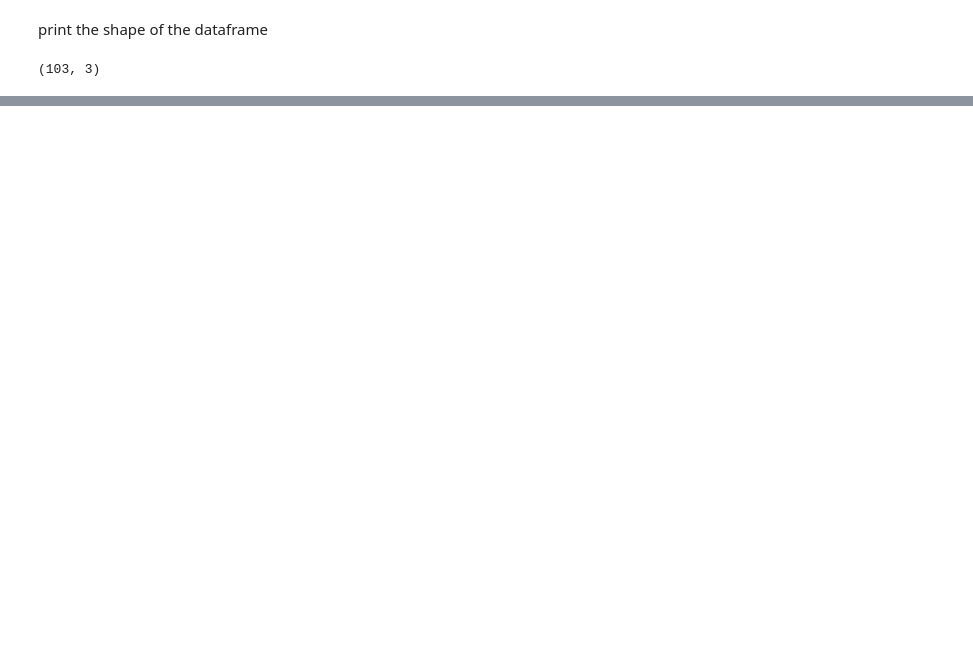
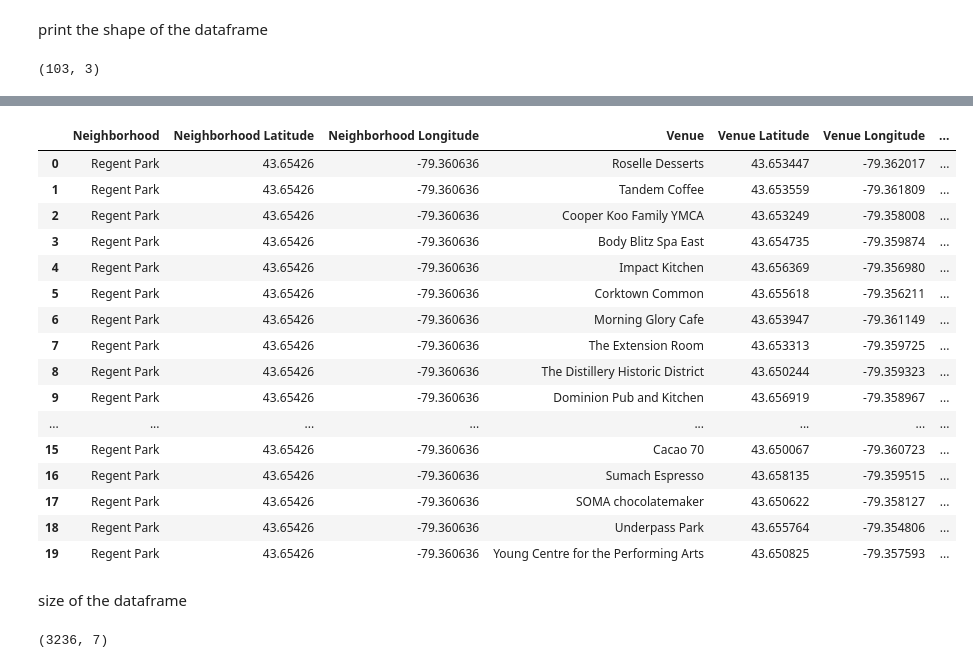
Before and after one commit to shiweijing/Coursera_Capstone, a Jupyter notebook: Toronto.ipynb, the cells around one changed output, grey strips where cells are left out. Drawn from its saved outputs; the diff is of its cells as text; code cells hidden in the pictures; blank space fills up the shorter version.

```diff
--- a/Toronto.ipynb
+++ b/Toronto.ipynb
@@ -58,0 +190,18 @@ df.shape
+# %%
+# create map of Toronto using latitude and longitude values
+map_toronto = folium.Map(location=[latitude, longitude], zoom_start=11)
+
+# add markers to map
+for lat, lng, label in zip(df1['Latitude'], df1['Longitude'], df1['Neighborhood']):
+    label = folium.Popup(label, parse_html=True)
+    folium.CircleMarker(
+        [lat, lng],
+        radius=5,
+        popup=label,
+        color='blue',
+        fill=True,
+        fill_color='#3186cc',
+        fill_opacity=0.7,
+        parse_html=False).add_to(map_toronto)
+
+map_toronto
@@ -58,0 +212,8 @@ df.shape
+# %%
+CLIENT_ID = 'XC5WDSHXZRLRS0MALJXUFXLSUL5NFDAHKKAJ2R1X00UCRDYZ' # your Foursquare ID
+CLIENT_SECRET = 'VK1UUDGYHC3ZM2RJXRPKWP1D1CQHHILVREWTZWSO3MUX4DNY' # your Foursquare Secret
+VERSION = '20200728' # Foursquare API version
+
+print('Your credentails:')
+print('CLIENT_ID: ' + CLIENT_ID)
+print('CLIENT_SECRET:' + CLIENT_SECRET)
@@ -58,0 +224,4 @@ df.shape
+# %%
+LIMIT = 100 # limit of number of venues returned by Foursquare API
+
+radius = 500 # define radius
@@ -58,0 +293,26 @@ df.shape
+# %%
+toronto_venues.head(20)
+# %% [output]
+|  | Neighborhood | Neighborhood Latitude | Neighborhood Longitude | Venue | Venue Latitude | Venue Longitude | ... |
+| 0 | Regent Park | 43.65426 | -79.360636 | Roselle Desserts | 43.653447 | -79.362017 | ... |
+| 1 | Regent Park | 43.65426 | -79.360636 | Tandem Coffee | 43.653559 | -79.361809 | ... |
+| 2 | Regent Park | 43.65426 | -79.360636 | Cooper Koo Family YMCA | 43.653249 | -79.358008 | ... |
+| 3 | Regent Park | 43.65426 | -79.360636 | Body Blitz Spa East | 43.654735 | -79.359874 | ... |
+| 4 | Regent Park | 43.65426 | -79.360636 | Impact Kitchen | 43.656369 | -79.356980 | ... |
+| 5 | Regent Park | 43.65426 | -79.360636 | Corktown Common | 43.655618 | -79.356211 | ... |
+| 6 | Regent Park | 43.65426 | -79.360636 | Morning Glory Cafe | 43.653947 | -79.361149 | ... |
+| 7 | Regent Park | 43.65426 | -79.360636 | The Extension Room | 43.653313 | -79.359725 | ... |
+| 8 | Regent Park | 43.65426 | -79.360636 | The Distillery Historic District | 43.650244 | -79.359323 | ... |
+| 9 | Regent Park | 43.65426 | -79.360636 | Dominion Pub and Kitchen | 43.656919 | -79.358967 | ... |
+| ... | ... | ... | ... | ... | ... | ... | ... |
+| 15 | Regent Park | 43.65426 | -79.360636 | Cacao 70 | 43.650067 | -79.360723 | ... |
+| 16 | Regent Park | 43.65426 | -79.360636 | Sumach Espresso | 43.658135 | -79.359515 | ... |
+| 17 | Regent Park | 43.65426 | -79.360636 | SOMA chocolatemaker | 43.650622 | -79.358127 | ... |
+| 18 | Regent Park | 43.65426 | -79.360636 | Underpass Park | 43.655764 | -79.354806 | ... |
+| 19 | Regent Park | 43.65426 | -79.360636 | Young Centre for the Performing Arts | 43.650825 | -79.357593 | ... |
+# %% [markdown]
+size of the dataframe
+# %%
+toronto_venues.shape
+# %% [output]
+(3236, 7)
```
Also changed, not shown: parts of 57 cells of this notebook.
